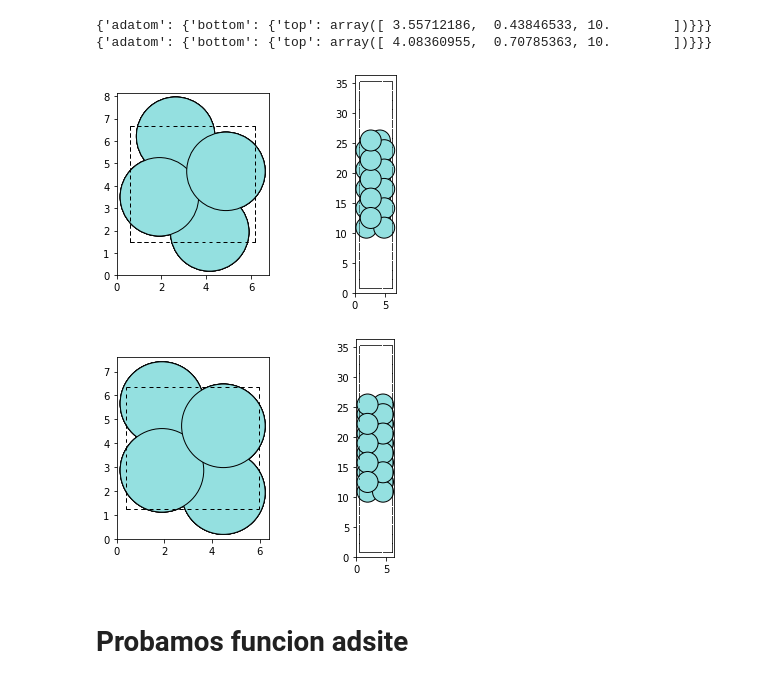
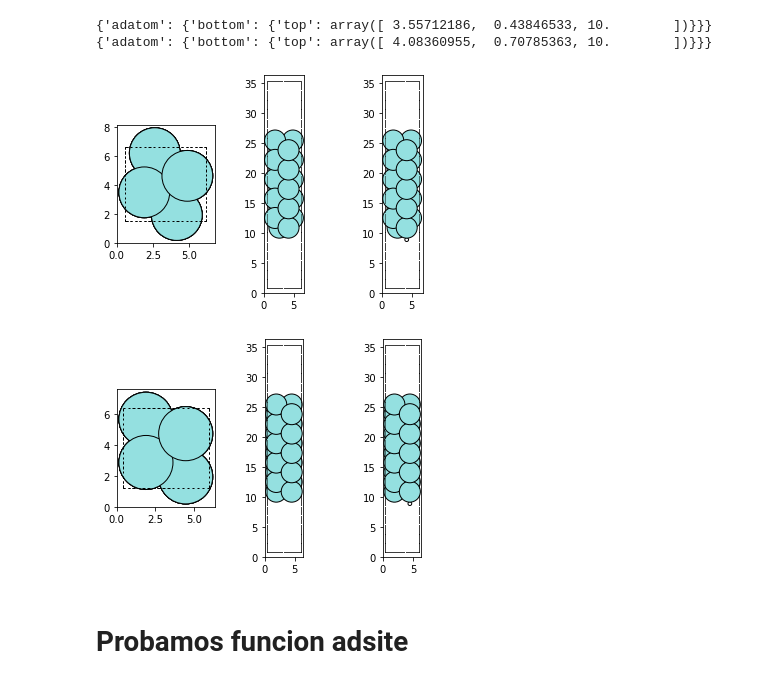
Before and after one commit to Division-Aleaciones-Especiales/ZrO2-Fractura, a Jupyter notebook: GenEstructuraRotada.ipynb, the cells around one changed output. Saved outputs shown, nothing was run; the diff lists cells and outputs as text; code cells hidden in the pictures.

```diff
--- a/GenEstructuraRotada.ipynb
+++ b/GenEstructuraRotada.ipynb
@@ -23,7 +23,7 @@ for ang in range(75, 91, dang):
     rotated[-1].rotate(ang, 'z', center="com")
     tl.get_adsite(rotated[-1], site = 'top', face='bottom') #bottom porque es el metal
     print(rotated[-1].info)
-    RotAdStruc.append(tl.make_adstruc(rotated[-1],'RotBotTop', theface='bottom', thesite='top')
+    RotAdStruc.append(tl.make_adstruc(rotated[-1],'RotBotTop', theface='bottom', thesite='top'))
     name = f'{ang}_{plano}_rotated.vasp'
     rotated[-1].write(name, direct=True, sort=True)
 # %% [output]
@@ -31,12 +31,13 @@ for ang in range(75, 91, dang):
 {'adatom': {'bottom': {'top': array([ 4.08360955,  0.70785363, 10.        ])}}}
 # %%
 for i, thisatoms in enumerate(rotated):
-    fig, ax = plt.subplots(1, 2)
+    fig, ax = plt.subplots(1, 3)
     plot_atoms(thisatoms, ax=ax[0])
-    plot_atoms(thisatoms, ax=ax[1], rotation="90x")
+    plot_atoms(thisatoms, ax=ax[1], rotation="-90x")
+    plot_atoms(RotAdStruc[i], ax=ax[2], rotation='-90x' )
 # %% [output]
-[figure, old version]
+[figure, new version]
-[figure, old version]
+[figure, new version]
 # %% [markdown]
 # Probamos funcion adsite #
 # %%
```
